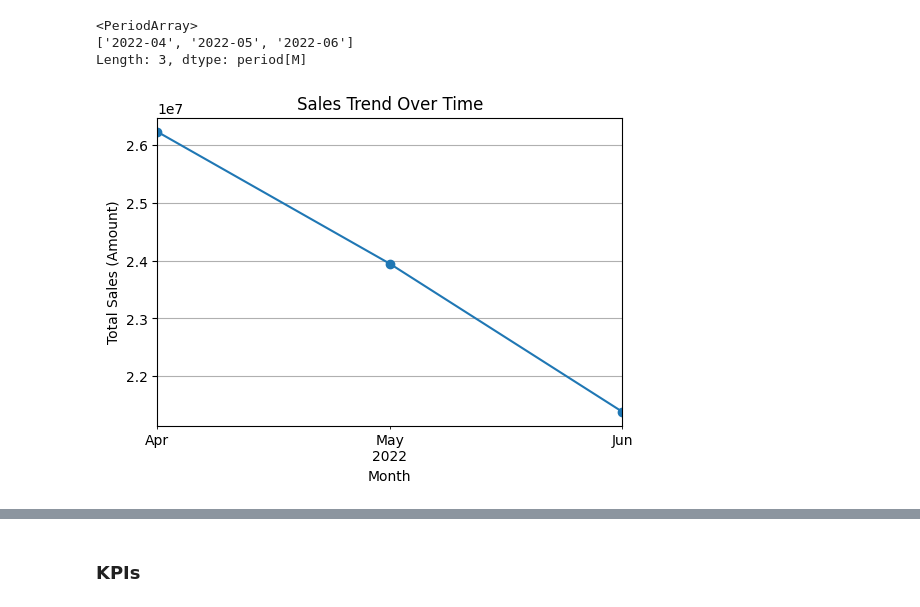
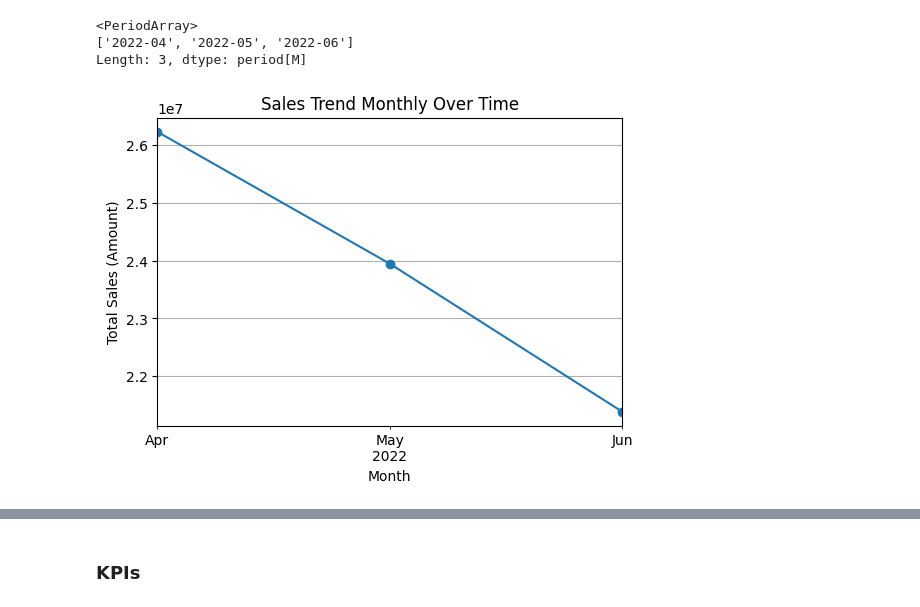
Before and after one commit to HMurawski/E-commerce-Sales-Analysis, a Jupyter notebook: E-Commerce Sales Analysis.ipynb, the cells around one changed output, grey strips where cells are left out. Drawn from its saved outputs; the diff is of its cells as text; code cells hidden in the pictures.

```diff
--- a/E-Commerce Sales Analysis.ipynb
+++ b/E-Commerce Sales Analysis.ipynb
@@ -296,9 +296,6 @@ plt.xticks(rotation=45)
 plt.show()
 # %% [output]
 [figure]
-# %%
-columns_to_drop = ['kurta', 'Top', 'Set', 'Western Dress', 'Ethnic Dress', 'Bottom', 'Saree', 'Blouse']
-df.drop(columns=columns_to_drop, inplace=True)
 # %% [markdown]
 ### Step 4: Analysis of Sales Trends
 # %%
@@ -317,4 +314,5 @@ plt.show()
 # %% [output]
 [figure]
 # %%
-df['Day'] = df['Date'].dt.to_period('D')
+# Creating a 'Day' column
+df.loc[:,'Day'] = df['Date'].dt.to_period('D')
@@ -320,0 +342,6 @@ df['Day'] = df['Date'].dt.to_period('D')
+# %%
+# Creating a 'year' column
+df['Year'] = df['Date'].dt.year
+# %%
+# Creating a 'day_of_week' column
+df['day_of_week'] = df['Date'].dt.dayofweek #0 - Monday, 6-Sunday
@@ -359,11 +401,11 @@ Length: 3, dtype: period[M]
 # %%
 monthly_sales_wo_march = df.groupby('Month')['Amount'].sum()
 plt.figure(figsize=(6,4))
 monthly_sales_wo_march.plot(kind='line', marker='o')
-plt.title('Sales Trend Over Time')
+plt.title('Sales Trend Monthly Over Time')
 plt.xlabel('Month')
 plt.ylabel('Total Sales (Amount)')
 plt.grid(True)
 plt.show()
 # %% [output]
-[figure, old version]
+[figure, new version]
```
Also changed, not shown: parts of 18 cells of this notebook.
